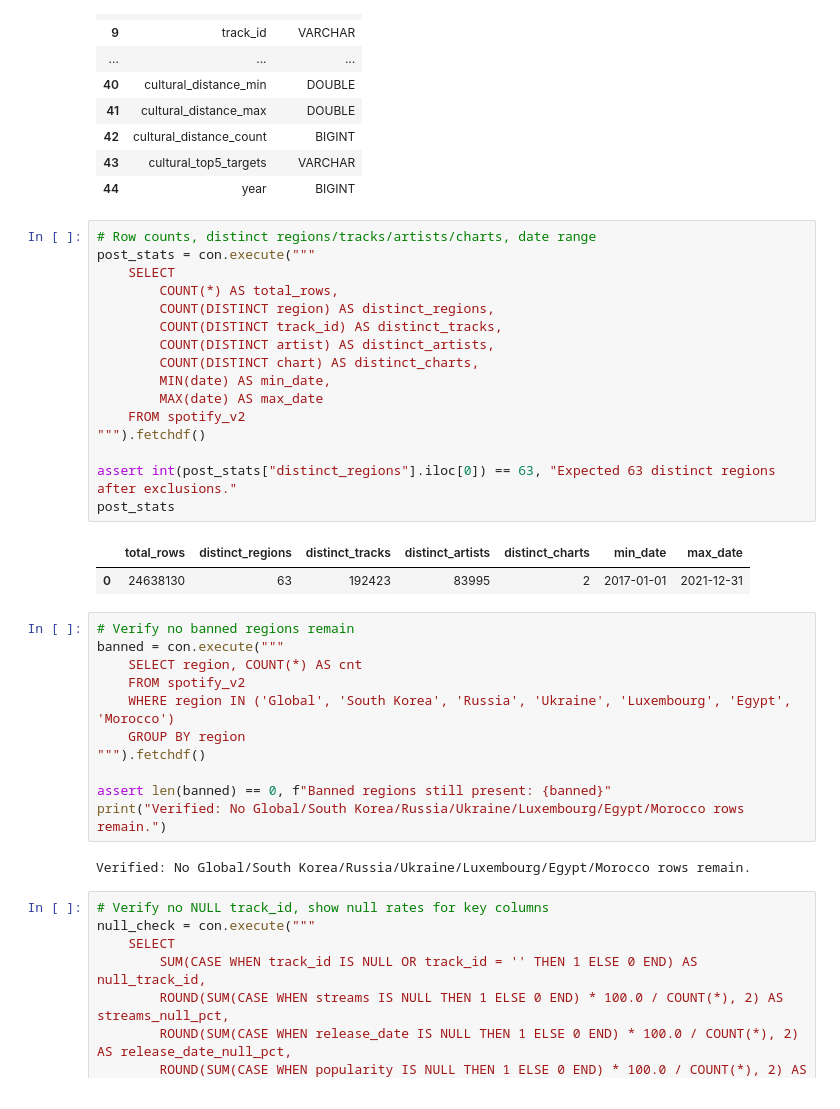
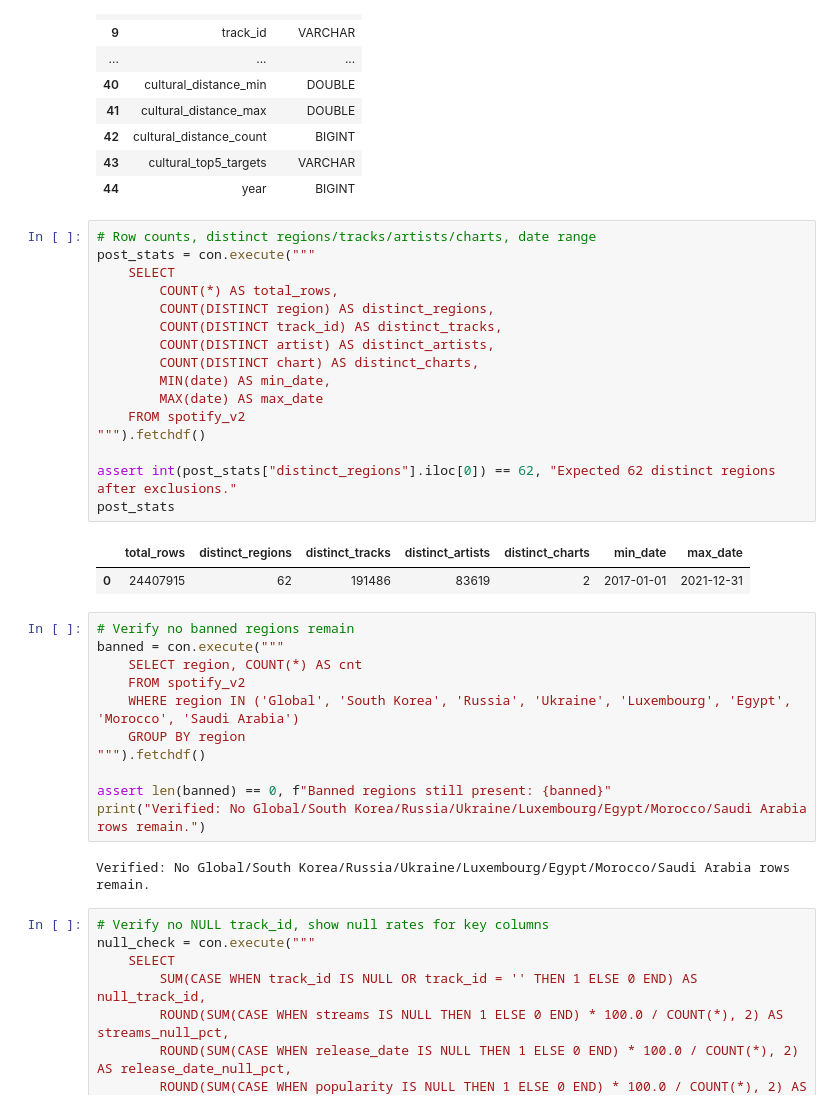
Before and after one commit to mchlkan/ML_Group_AB, a Jupyter notebook: notebooks/03_data_cleaning.ipynb, the cells around one changed output. Saved outputs shown, nothing was run; the diff lists cells and outputs as text.

```diff
--- a/notebooks/03_data_cleaning.ipynb
+++ b/notebooks/03_data_cleaning.ipynb
@@ -353,35 +352,35 @@ Total columns: 45
 # %%
 # Row counts, distinct regions/tracks/artists/charts, date range
 post_stats = con.execute("""
     SELECT
         COUNT(*) AS total_rows,
         COUNT(DISTINCT region) AS distinct_regions,
         COUNT(DISTINCT track_id) AS distinct_tracks,
         COUNT(DISTINCT artist) AS distinct_artists,
         COUNT(DISTINCT chart) AS distinct_charts,
         MIN(date) AS min_date,
         MAX(date) AS max_date
     FROM spotify_v2
 """).fetchdf()
 
-assert int(post_stats["distinct_regions"].iloc[0]) == 63, "Expected 63 distinct regions after exclusions."
+assert int(post_stats["distinct_regions"].iloc[0]) == 62, "Expected 62 distinct regions after exclusions."
 post_stats
 # %% [output]
 |  | total_rows | distinct_regions | distinct_tracks | distinct_artists | distinct_charts | min_date | max_date |
-| 0 | 24638130 | 63 | 192423 | 83995 | 2 | 2017-01-01 | 2021-12-31 |
+| 0 | 24407915 | 62 | 191486 | 83619 | 2 | 2017-01-01 | 2021-12-31 |
 # %%
 # Verify no banned regions remain
 banned = con.execute("""
     SELECT region, COUNT(*) AS cnt
     FROM spotify_v2
-    WHERE region IN ('Global', 'South Korea', 'Russia', 'Ukraine', 'Luxembourg', 'Egypt', 'Morocco')
+    WHERE region IN ('Global', 'South Korea', 'Russia', 'Ukraine', 'Luxembourg', 'Egypt', 'Morocco', 'Saudi Arabia')
     GROUP BY region
 """).fetchdf()
 
 assert len(banned) == 0, f"Banned regions still present: {banned}"
-print("Verified: No Global/South Korea/Russia/Ukraine/Luxembourg/Egypt/Morocco rows remain.")
+print("Verified: No Global/South Korea/Russia/Ukraine/Luxembourg/Egypt/Morocco/Saudi Arabia rows remain.")
 # %% [output]
-Verified: No Global/South Korea/Russia/Ukraine/Luxembourg/Egypt/Morocco rows remain.
+Verified: No Global/South Korea/Russia/Ukraine/Luxembourg/Egypt/Morocco/Saudi Arabia rows remain.
 # %%
 # Verify no NULL track_id, show null rates for key columns
 null_check = con.execute("""
```
Also changed, not shown: parts of 15 cells of this notebook.
